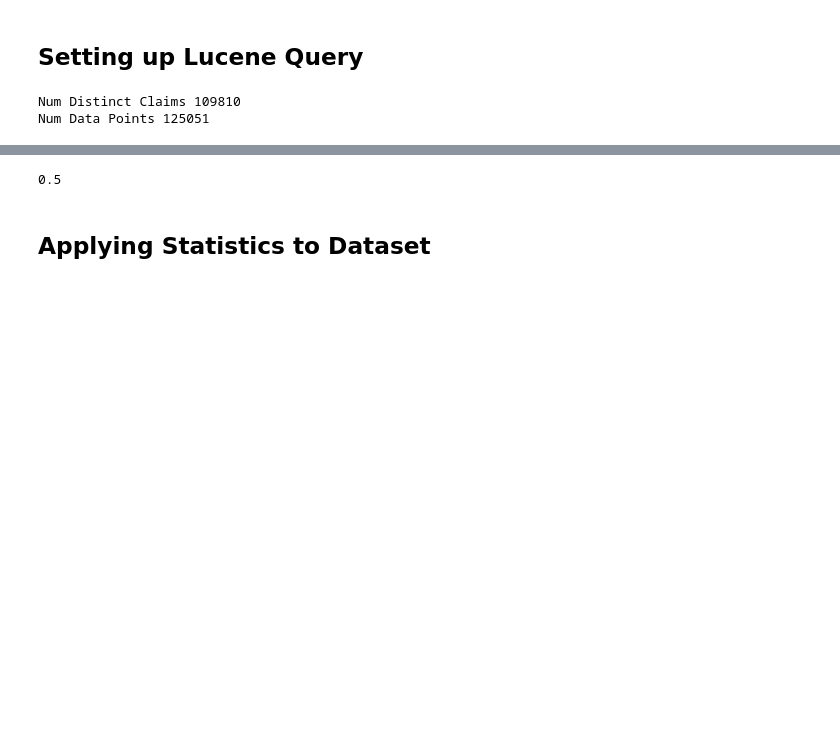
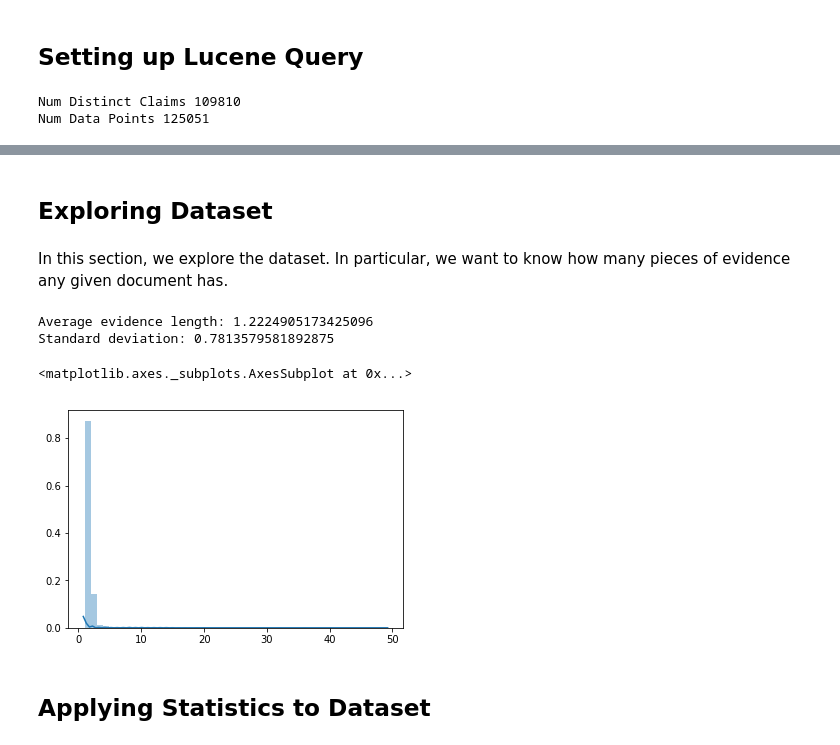
Before and after one commit to moinnadeem/Lucene_Document_Retrieval, a Jupyter notebook: FEVER Document Retrieval.ipynb, the cells around one changed output, grey strips where cells are left out. Saved outputs shown, nothing was run; the diff lists cells and outputs as text; code cells hidden in the pictures; blank space fills up the shorter version.

```diff
--- a/FEVER Document Retrieval.ipynb
+++ b/FEVER Document Retrieval.ipynb
@@ -49,7 +23,20 @@ utils.calculate_precision(retrieved, relevant, 10)
-# %%
-utils.calculate_recall(retrieved, relevant, 10)
-# %% [output]
-0.5
+# %% [markdown]
+## Exploring Dataset
+# %% [markdown]
+In this section, we explore the dataset. In particular, we want to know how many pieces of evidence any given document has.
+# %%
+evidences = [len(v) for v in claim_to_article.values()]
+# %%
+print("Average evidence length: {}".format(np.mean(evidences)))
+print("Standard deviation: {}".format(np.std(evidences)))
+# %% [output]
+Average evidence length: 1.2224905173425096
+Standard deviation: 0.7813579581892875
+# %%
+sns.distplot(evidences)
+# %% [output]
+<matplotlib.axes._subplots.AxesSubplot at 0x...>
+[figure, added]
 # %% [markdown]
 ## Applying Statistics to Dataset
 # %% [markdown]
```
Also changed, not shown: parts of 23 cells of this notebook, 4 other files.
